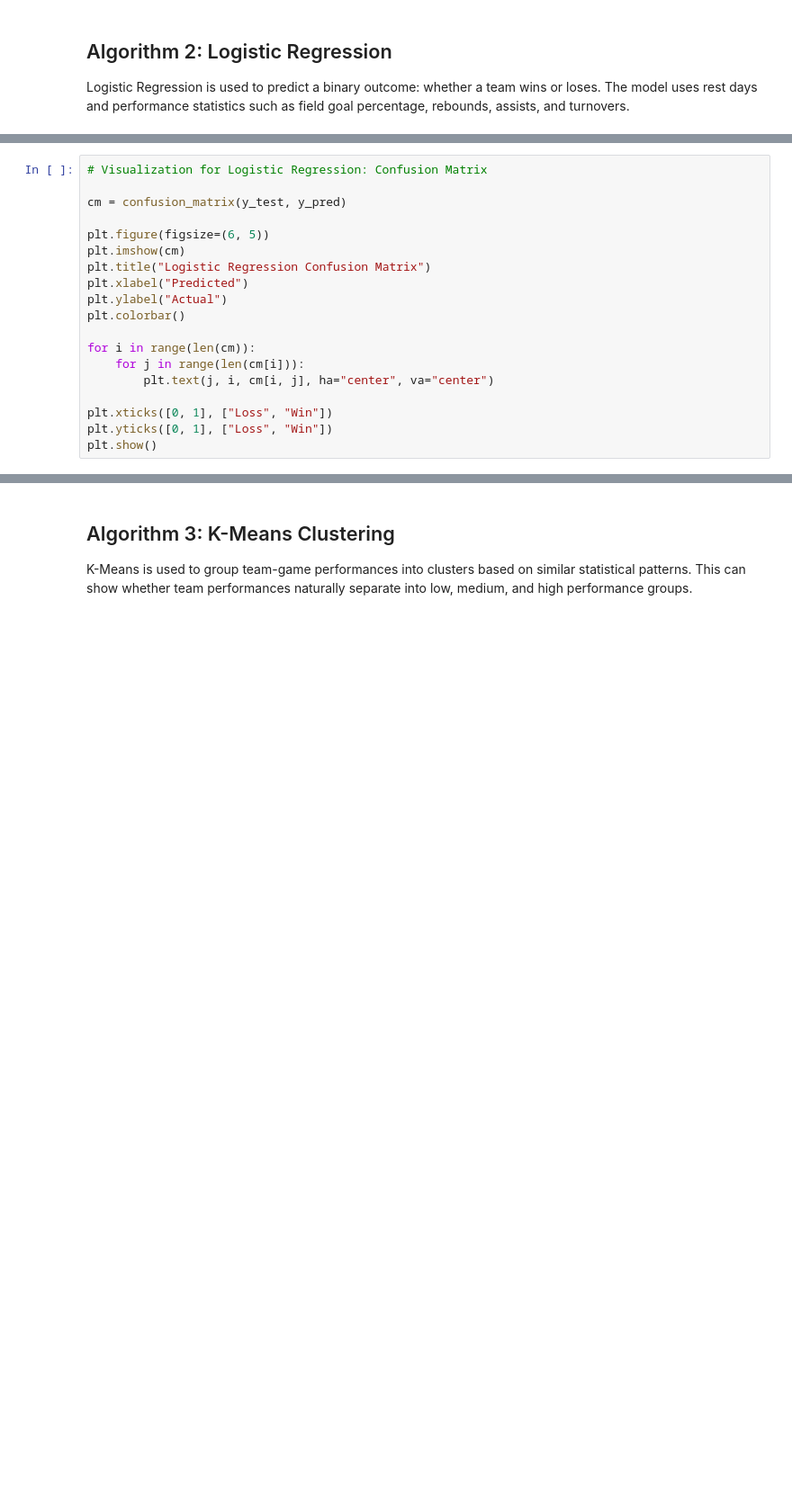
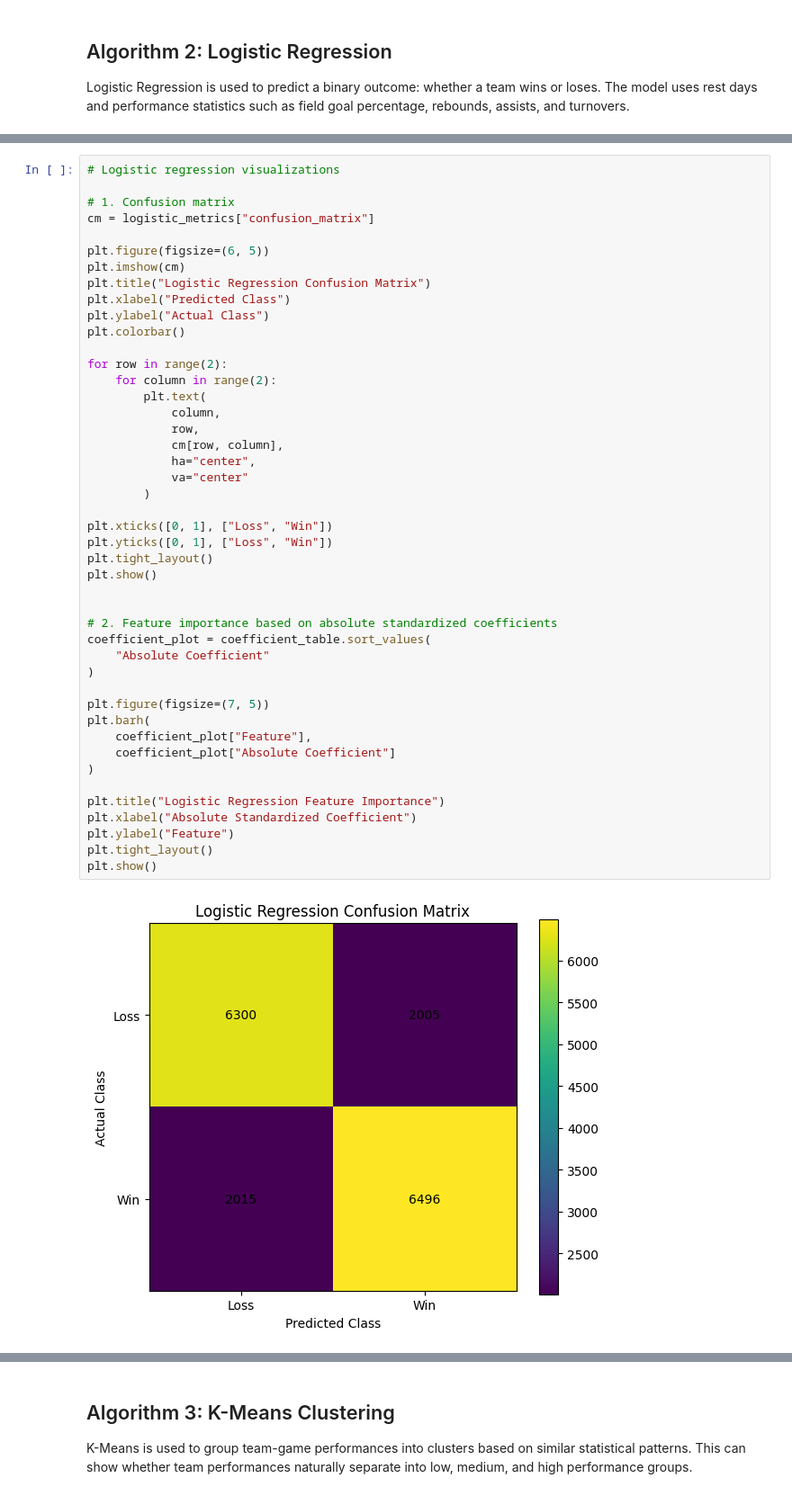
Before and after one commit to ITClown02/cse487, a Jupyter notebook: src/phase2_ml.ipynb, the cells around one changed output, grey strips where cells are left out. Shown at 90% size. Cells and saved outputs as stored; diff of their text form; blank space fills up the shorter version.

```diff
--- a/src/phase2_ml.ipynb
+++ b/src/phase2_ml.ipynb
@@ -391,19 +967,47 @@ print(confusion_matrix(y_test, y_pred))
 # %%
-# Visualization for Logistic Regression: Confusion Matrix
+# Logistic regression visualizations
 
-cm = confusion_matrix(y_test, y_pred)
+# 1. Confusion matrix
+cm = logistic_metrics["confusion_matrix"]
 
 plt.figure(figsize=(6, 5))
 plt.imshow(cm)
 plt.title("Logistic Regression Confusion Matrix")
-plt.xlabel("Predicted")
-plt.ylabel("Actual")
+plt.xlabel("Predicted Class")
+plt.ylabel("Actual Class")
 plt.colorbar()
 
-for i in range(len(cm)):
-    for j in range(len(cm[i])):
-        plt.text(j, i, cm[i, j], ha="center", va="center")
+for row in range(2):
+    for column in range(2):
+        plt.text(
+            column,
+            row,
+            cm[row, column],
+            ha="center",
+            va="center"
+        )
 
 plt.xticks([0, 1], ["Loss", "Win"])
 plt.yticks([0, 1], ["Loss", "Win"])
+plt.tight_layout()
 plt.show()
+
+
+# 2. Feature importance based on absolute standardized coefficients
+coefficient_plot = coefficient_table.sort_values(
+    "Absolute Coefficient"
+)
+
+plt.figure(figsize=(7, 5))
+plt.barh(
+    coefficient_plot["Feature"],
+    coefficient_plot["Absolute Coefficient"]
+)
+
+plt.title("Logistic Regression Feature Importance")
+plt.xlabel("Absolute Standardized Coefficient")
+plt.ylabel("Feature")
+plt.tight_layout()
+plt.show()
+# %% [output]
+[figure, added]
```
Also changed, not shown: parts of 30 cells of this notebook, 1 other file.
